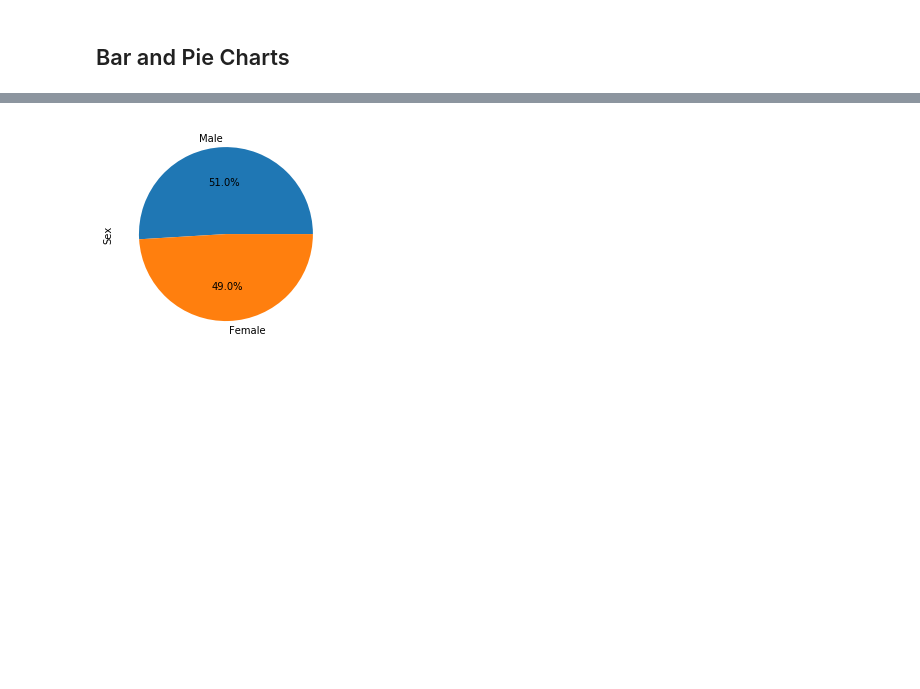
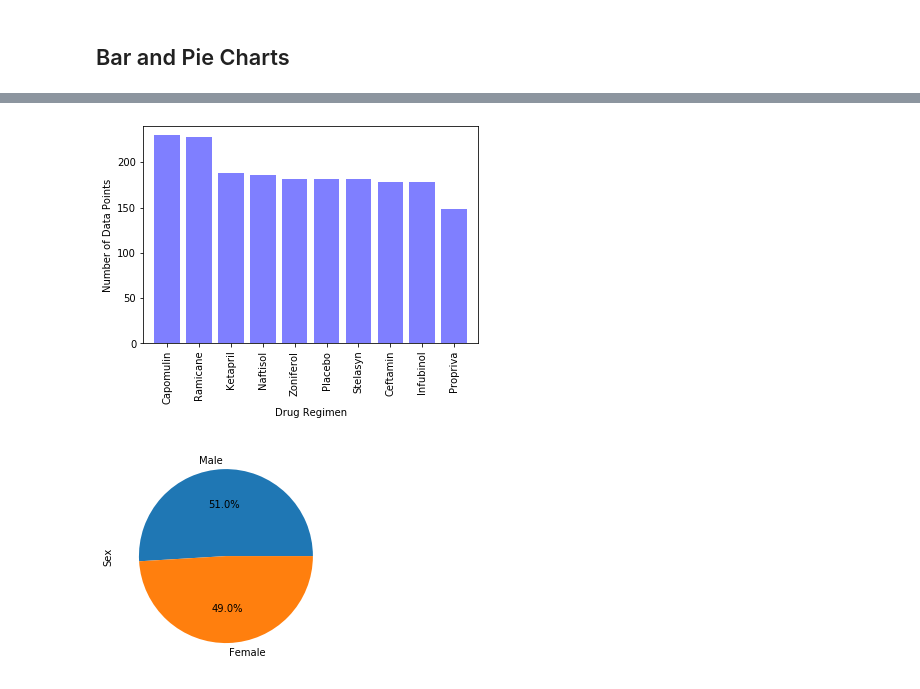
Before and after one commit to bbruzos/Matplotlib-Challenge, a Jupyter notebook: Pymaceuticals/Pymaceuticals_Starter.ipynb, the cells around one changed output, grey strips where cells are left out. Drawn from its saved outputs; the diff is of its cells as text; code cells hidden in the pictures; blank space fills up the shorter version.

Commit message:
Added in bar charts

```diff
--- a/Pymaceuticals/Pymaceuticals_Starter.ipynb
+++ b/Pymaceuticals/Pymaceuticals_Starter.ipynb
@@ -129,5 +134,18 @@ groupby_mean
 ## Bar and Pie Charts
 # %%
 # Generate a bar plot showing the total number of mice for each treatment throughout the course of the study using pandas.
+treatment_group= cleaned_mouse_data.groupby('Drug Regimen')
+treatment_count= treatment_group['Mouse ID'].count()
+
+treatment_df= pd.DataFrame(treatment_count)
+treatment_df= treatment_df.sort_values(['Mouse ID'], ascending= False)
+
+treatment_chart= treatment_df.plot(kind='bar', legend= False)
+treatment_chart.set_xlabel('Drug Regimen')
+treatment_chart.set_ylabel('Number of Data Points')
+
+plt.show()
+
+cleaned_mouse_data['Drug Regimen'].unique()
 # %% [output]
 [figure]
@@ -138,3 +155,22 @@ groupby_mean
+# %%
+# Generate a bar plot showing the total number of mice for each treatment throughout the course of the study using pyplot.
+
+x_axis = np.arange(len(treatment_df))
+tick_locations = [value for value in x_axis]
+tick_labels= ['Capomulin','Ramicane','Ketapril', 'Naftisol', 'Zoniferol', 'Placebo', 'Stelasyn', 'Ceftamin', 'Infubinol', 'Propriva']
+
+plt.bar(x_axis, treatment_df['Mouse ID'], color='b', alpha=.5, align='center')
+plt.xticks(tick_locations, tick_labels, rotation= 'vertical')
+
+plt.xlim(-.75, len(x_axis) -.25)
+plt.ylim(0, max(treatment_df["Mouse ID"])+10)
+
+plt.xlabel('Drug Regimen')
+plt.ylabel('Number of Data Points')
+
+plt.show()
+# %% [output]
+[figure, added]
 # %%
 # Generate a pie plot showing the distribution of female versus male mice using pandas
 # %% [output]
```
Also changed, not shown: parts of 5 cells of this notebook.
